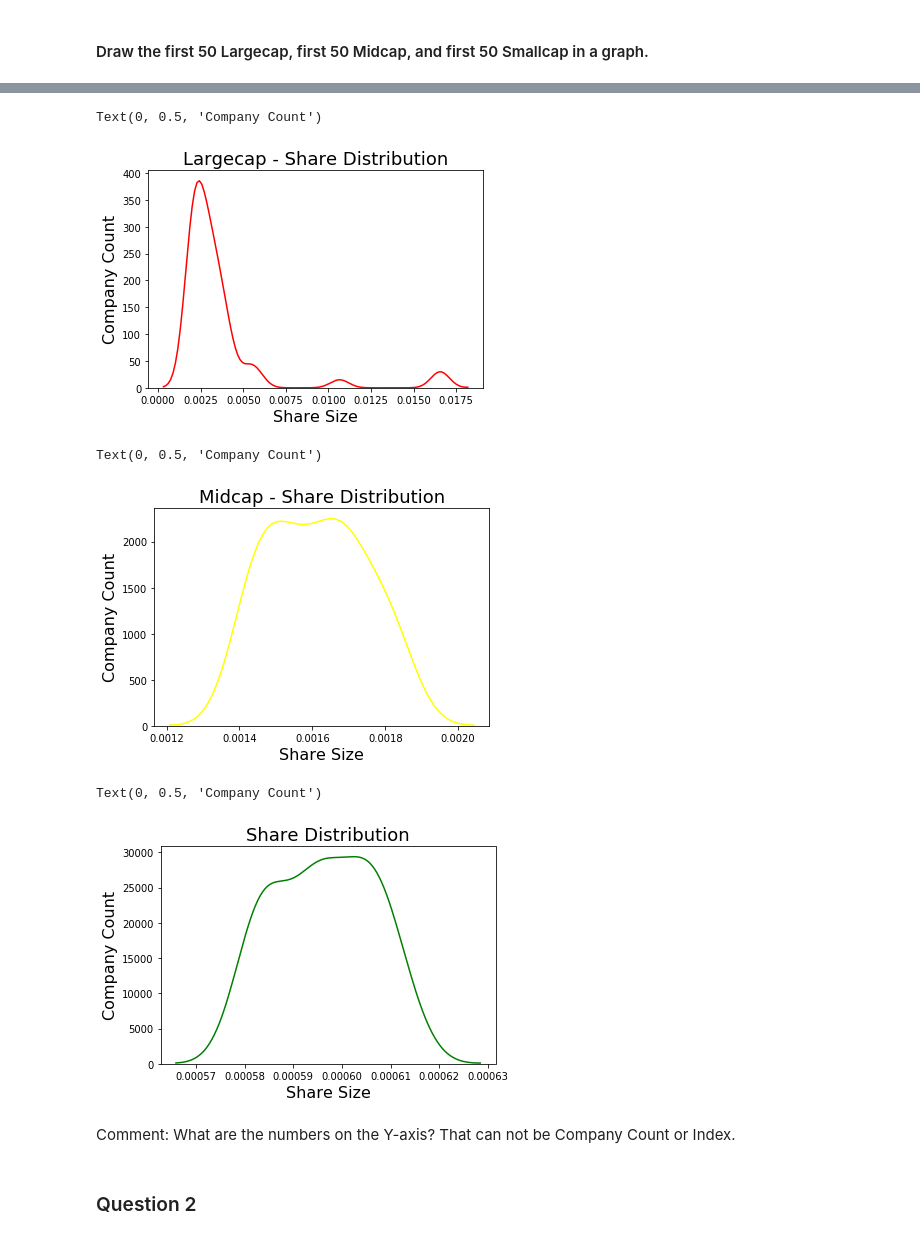
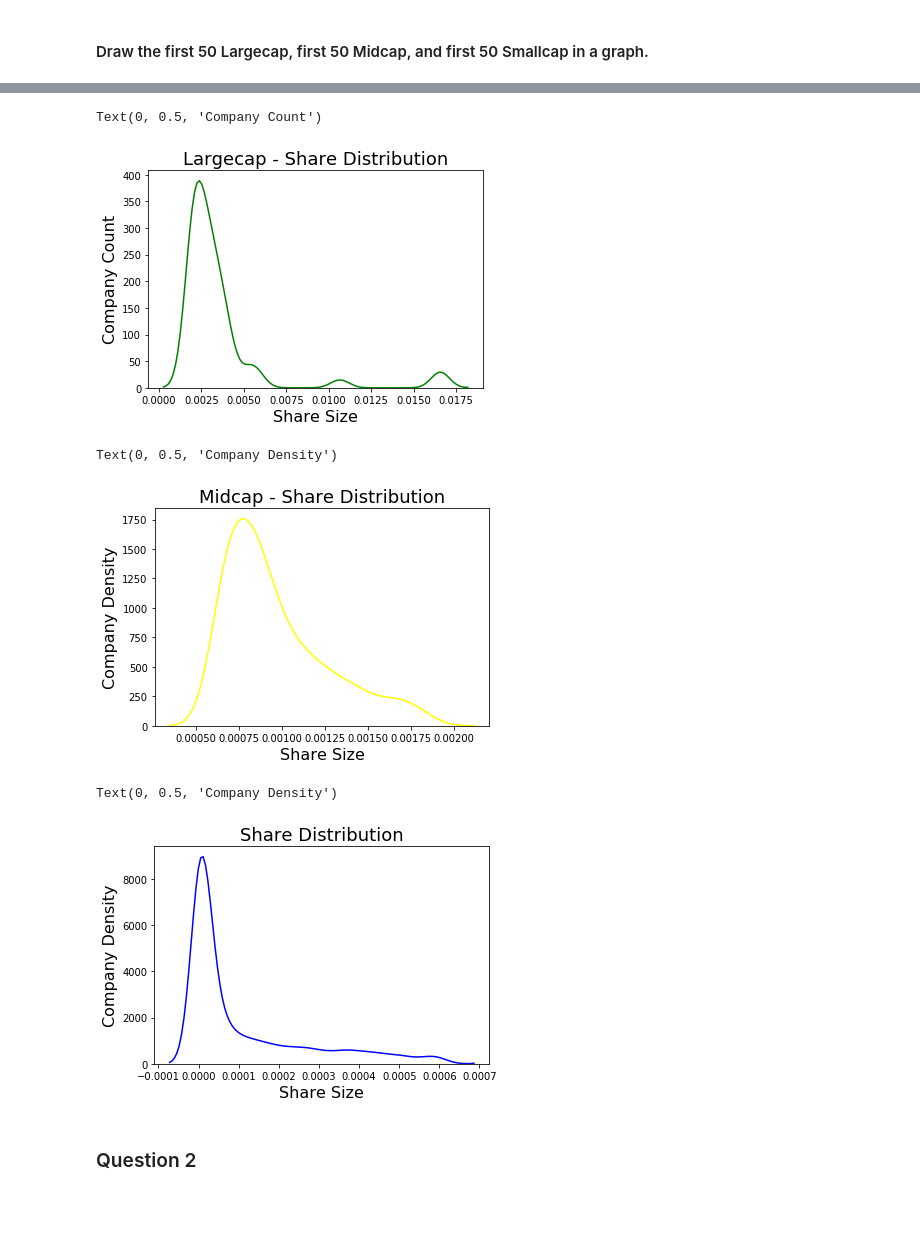
Before and after one commit to tcd1558/MMD_Week8_Homework, a Jupyter notebook: HW_DataViz.2.ipynb, the cells around one changed output, grey strips where cells are left out. Drawn from its saved outputs; the diff is of its cells as text; code cells hidden in the pictures; blank space fills up the shorter version.

Commit message:
Additional Plots and comments

```diff
--- a/HW_DataViz.2.ipynb
+++ b/HW_DataViz.2.ipynb
@@ -368,6 +548,6 @@ sns.barplot(distribution.columns, distribution.iloc[0,:].values)
 # %%
-df_large=short_list[0:49].copy()
-df_mid=short_list[50:99].copy()
-df_small=short_list[500:549].copy()
+df_large=short_list[0:50].copy()
+df_mid=short_list[50:500].copy()
+df_small=short_list[500:].copy()
 print(len(df_large), len(df_mid), len(df_small))
 # %% [output]
@@ -395,29 +555,27 @@ Name: total_share, dtype: float64
 # %%
-sns.distplot(df_large['total_share'], color = 'red', hist = False)
+sns.distplot(df_large['total_share'], color = 'green', hist = False)
 plt.title('Largecap - Share Distribution', fontsize=18)
 plt.xlabel('Share Size', fontsize=16)
 plt.ylabel('Company Count', fontsize=16)
 # %% [output]
 Text(0, 0.5, 'Company Count')
-[figure, old version]
+[figure, new version]
 # %%
 sns.distplot(df_mid['total_share'], color = 'yellow', hist = False)
 plt.title('Midcap - Share Distribution', fontsize=18)
 plt.xlabel('Share Size', fontsize=16)
-plt.ylabel('Company Count', fontsize=16)
+plt.ylabel('Company Density', fontsize=16)
 # %% [output]
-Text(0, 0.5, 'Company Count')
+Text(0, 0.5, 'Company Density')
-[figure, old version]
+[figure, new version]
 # %%
-sns.distplot(df_small['total_share'], color = 'green', hist = False)
+sns.distplot(df_small['total_share'], color = 'blue', hist = False)
 plt.title('Share Distribution', fontsize=18)
 plt.xlabel('Share Size', fontsize=16)
-plt.ylabel('Company Count', fontsize=16)
+plt.ylabel('Company Density', fontsize=16)
 # %% [output]
-Text(0, 0.5, 'Company Count')
+Text(0, 0.5, 'Company Density')
-[figure, old version]
+[figure, new version]
-# %% [markdown]
-Comment: What are the numbers on the Y-axis? That can not be Company Count or Index.
 # %% [markdown]
 ### Question 2
 # %% [markdown]
```
Also changed, not shown: parts of 76 cells of this notebook.
